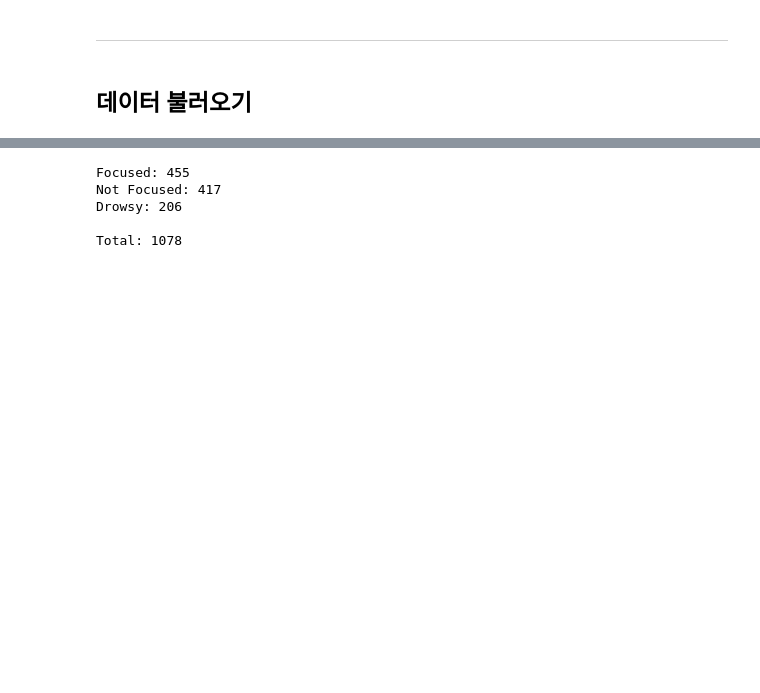
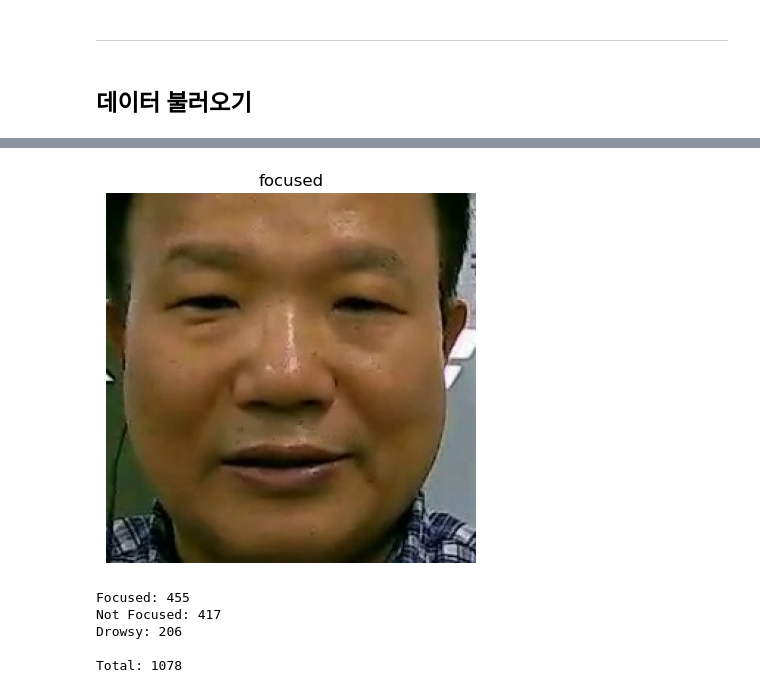
Before and after one commit to HKNU-Zypt/Zypt_Model, a Jupyter notebook: focus_model/focus_model.ipynb, the cells around one changed output, grey strips where cells are left out. Saved outputs shown, nothing was run; the diff lists cells and outputs as text; code cells hidden in the pictures; blank space fills up the shorter version.

```diff
--- a/focus_model/focus_model.ipynb
+++ b/focus_model/focus_model.ipynb
@@ -81,3 +108,13 @@ image.shape
+# %%
+import matplotlib.pyplot as plt
+
+rgb_image = cv2.cvtColor(image, cv2.COLOR_BGR2RGB)
+plt.imshow(rgb_image)
+plt.title(data_df["label"][0])
+plt.axis(False)
+plt.show()
+# %% [output]
+[figure, added]
 # %%
 # 데이터 개수 확인
 focus_count = data_df[data_df["label"]=="focused"]["label"].count()
```
Also changed, not shown: parts of 7 cells of this notebook, 1 other file.
